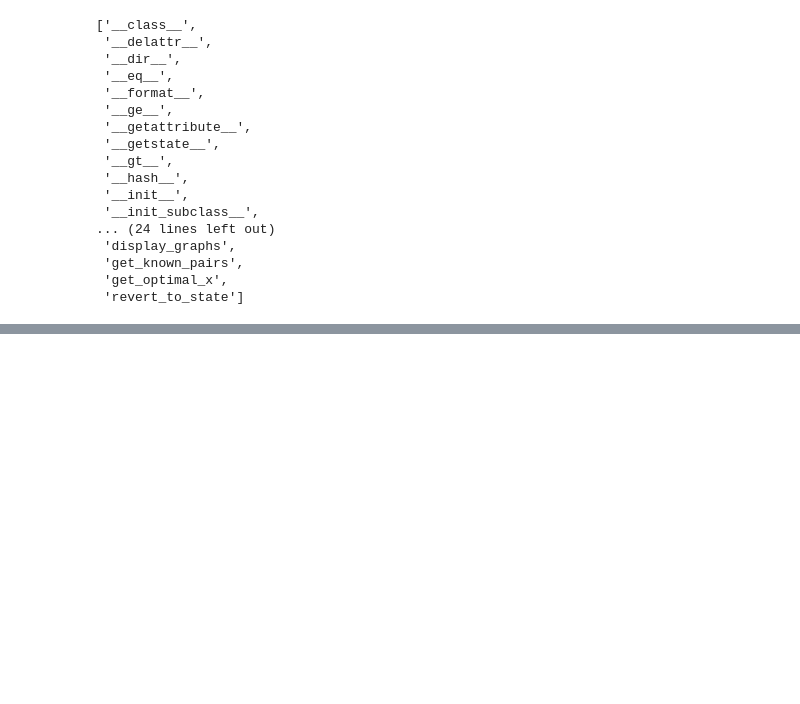
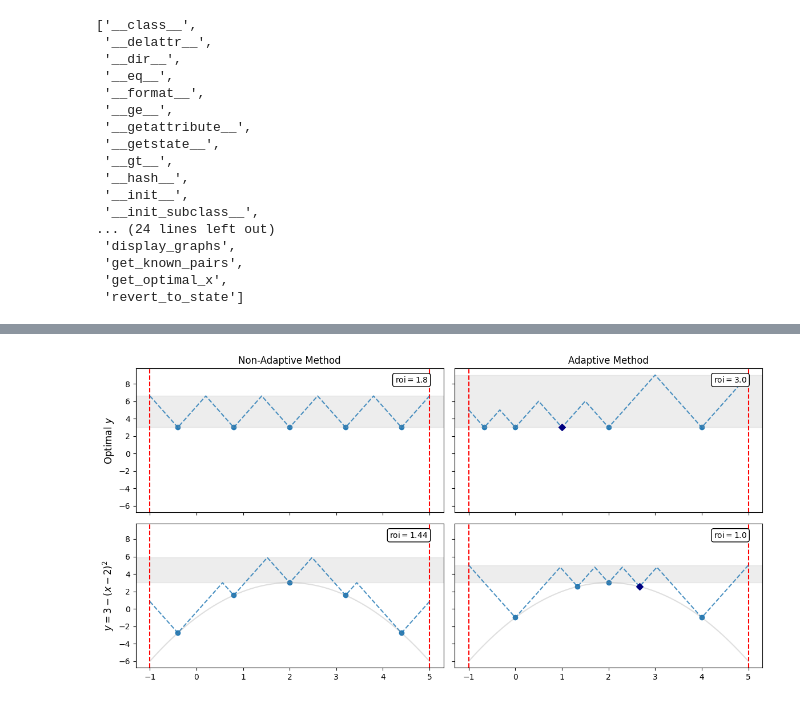
Before and after one commit to DevinGent/locating-maxima, a Jupyter notebook: tutorial.ipynb, the cells around one changed output, grey strips where cells are left out. Saved outputs shown, nothing was run; the diff lists cells and outputs as text; code cells hidden in the pictures; blank space fills up the shorter version.

```diff
--- a/tutorial.ipynb
+++ b/tutorial.ipynb
@@ -376,2 +405,52 @@ optimal=Approximator([0,10])
 # %%
-fig, axs = plt.subplots(2,2,figsize=(12,6))
+# To display the results we will create a figure with four graphs sharing axes.
+fig, axs = plt.subplots(2,2,figsize=(12,6),sharex=True,sharey=True)
+axs=axs.flatten()
+
+# We draw the graphs, including the shaded region to display the range of the potential maximum,
+# so that the graphs with y chosen optimally are on top and the graphs with x chosen optimally are on the right.
+optimal_vs_optimal.graphs[-1].draw_to_ax(axs[0],True)
+adaptive_vs_optimal.graphs[-1].draw_to_ax(axs[1],True)
+optimal_vs_func.graphs[-1].draw_to_ax(axs[2],True)
+adaptive_vs_func.graphs[-1].draw_to_ax(axs[3],True)
+
+# We will graph the quadratic function in the background.
+# First select x values.
+xs=np.linspace(-1,5,200)
+# Next create a function which can operate on a Numpy array using vectorize.
+quad_func=np.vectorize(lambda x: 3-pow(x-2,2))
+# Create an array of y-values by acting on the x-values.
+ys=quad_func(xs)
+# Plot in semi-transparent gray.
+axs[2].plot(xs,ys, color='gray',alpha=.25)
+axs[3].plot(xs,ys, color='gray',alpha=.25)
+
+# We title each column and row appropriately using set_title for column headings and set_ylabel for row headings.
+axs[0].set_title('Non-Adaptive Method')
+axs[0].set_ylabel(r'Optimal $y$',fontsize=12)
+axs[2].set_ylabel(r'$y=3-(x-2)^2$',fontsize=12)
+axs[1].set_title('Adaptive Method')
+# The method draw_to_ax automatically labels the ax.  By using set_title we can retitle (as above) or remove this (as below).
+axs[2].set_title('')
+axs[3].set_title('')
+
+
+axs[0].annotate(f'roi$={ovo_roi}$', xy=(.95, .95), xycoords='axes fraction',
+            size=10, ha='right', va='top',
+            bbox=dict(boxstyle='round', fc='w'))
+
+axs[1].annotate(f'roi$={avo_roi}$', xy=(.95, .95), xycoords='axes fraction',
+            size=10, ha='right', va='top',
+            bbox=dict(boxstyle='round', fc='w'))
+
+axs[2].annotate(f'roi$={ovf_roi}$', xy=(.95, .95), xycoords='axes fraction',
+            size=10, ha='right', va='top',
+            bbox=dict(boxstyle='round', fc='w'))
+
+axs[3].annotate(f'roi$={avf_roi}$', xy=(.95, .95), xycoords='axes fraction',
+            size=10, ha='right', va='top',
+            bbox=dict(boxstyle='round', fc='w'))
+plt.tight_layout()
+plt.show()
+# %% [output]
+[figure, added]
```
Also changed, not shown: parts of 12 cells of this notebook, 3 other files.
